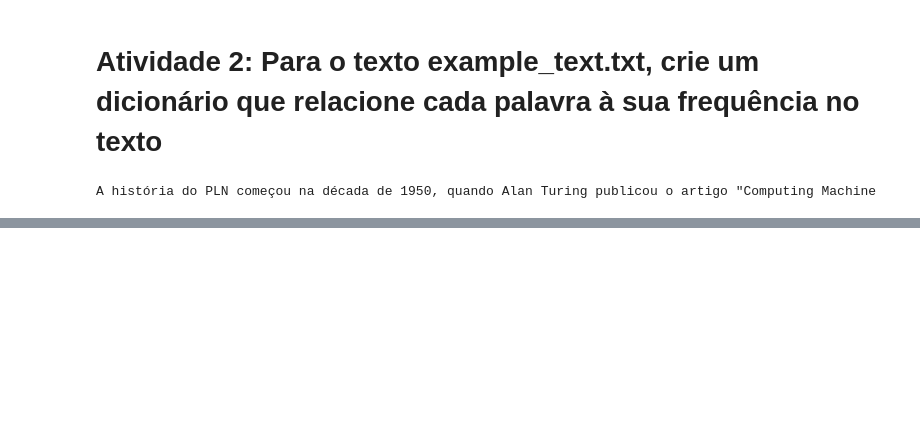
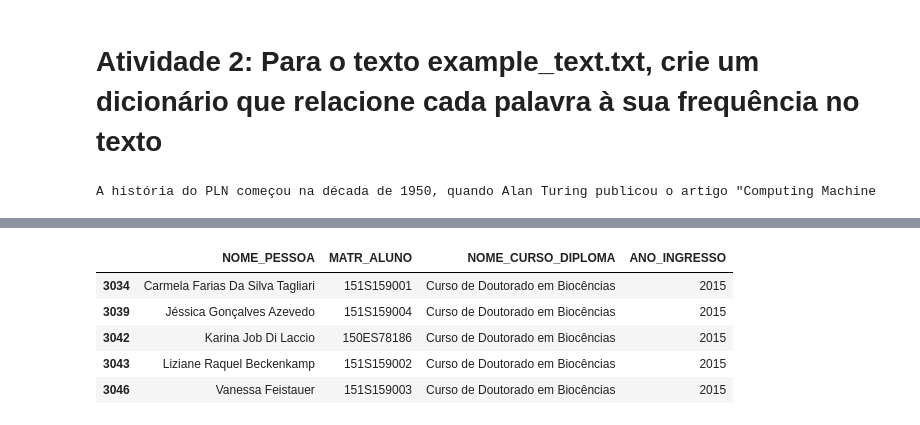
Before and after one commit to fnbalves/curso_machine_learning, a Jupyter notebook: Aprendendo python - parte 1.ipynb, the cells around one changed output, grey strips where cells are left out. Saved outputs shown, nothing was run; the diff lists cells and outputs as text; code cells hidden in the pictures; blank space fills up the shorter version.

```diff
--- a/Aprendendo python - parte 1.ipynb
+++ b/Aprendendo python - parte 1.ipynb
@@ -339,0 +414,12 @@ A história do PLN começou na década de 1950, quando Alan Turing publicou o ar
+# %%
+#filtrando por coluna (Apenas 'Curso de Doutorado em Biocências' em 2014)
+filtered_raw_df = raw_df[(raw_df['NOME_CURSO_DIPLOMA'] == 'Curso de Doutorado em Biocências') &
+                        (raw_df['ANO_INGRESSO'] == 2015)]
+filtered_raw_df.head()
+# %% [output]
+|  | NOME_PESSOA | MATR_ALUNO | NOME_CURSO_DIPLOMA | ANO_INGRESSO |
+| 3034 | Carmela Farias Da Silva Tagliari | 151S159001 | Curso de Doutorado em Biocências | 2015 |
+| 3039 | Jéssica Gonçalves Azevedo | 151S159004 | Curso de Doutorado em Biocências | 2015 |
+| 3042 | Karina Job Di Laccio | 150ES78186 | Curso de Doutorado em Biocências | 2015 |
+| 3043 | Liziane Raquel Beckenkamp | 151S159002 | Curso de Doutorado em Biocências | 2015 |
+| 3046 | Vanessa Feistauer | 151S159003 | Curso de Doutorado em Biocências | 2015 |
```
Also changed, not shown: parts of 46 cells of this notebook.
